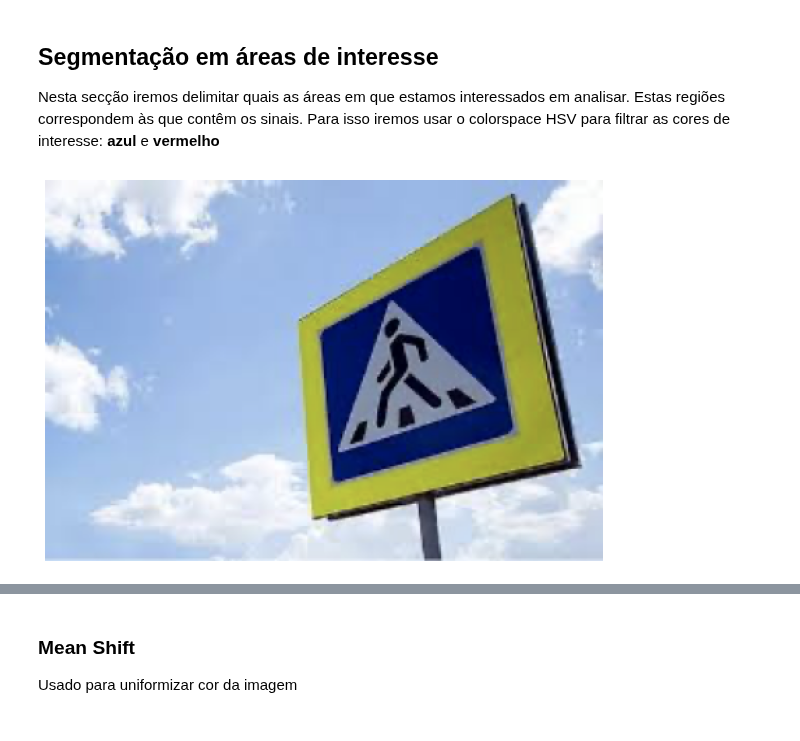
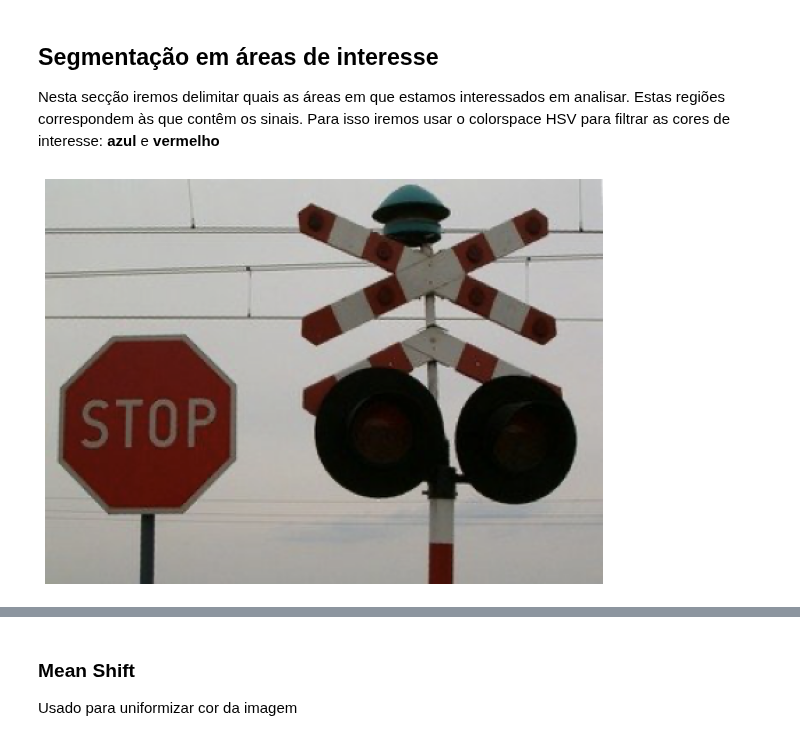
Before and after one commit to joaolucasmartins/VC2022, a Jupyter notebook: notebook.ipynb, the cells around one changed output, grey strips where cells are left out. Cells and saved outputs as stored; diff of their text form; code cells hidden in the pictures.

```diff
--- a/notebook.ipynb
+++ b/notebook.ipynb
@@ -90,12 +90,12 @@ filterType(["speedlimit"])
 Nesta secção iremos delimitar quais as áreas em que estamos interessados em analisar. Estas regiões correspondem às que contêm os sinais. Para isso iremos usar o colorspace HSV para filtrar as cores de interesse: **azul** e **vermelho**
 # %%
 imgId = filterType(["stop"]).index[2]
-imgId = 134
+# imgId = 134
 img = importImage(imgId)
 #speedLimit = cv.imread('dataset/images/test.png')
 displayImage(img)
 # %% [output]
-[figure, old version]
+[figure, new version]
 # %%
 def applyCLAHE(img):
     clahe = cv.createCLAHE(clipLimit=1.0, tileGridSize=(1,1))
```
Also changed, not shown: parts of 16 cells of this notebook.
